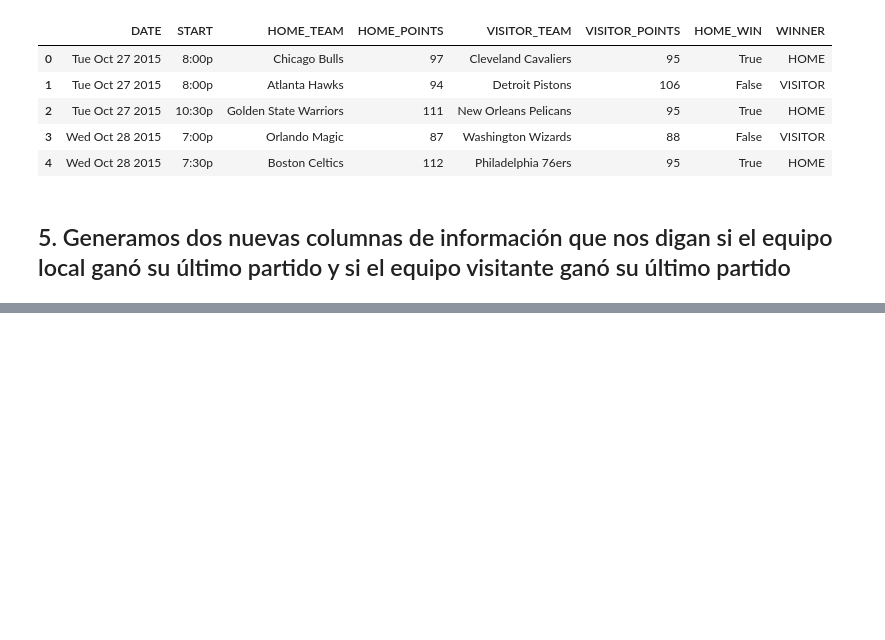
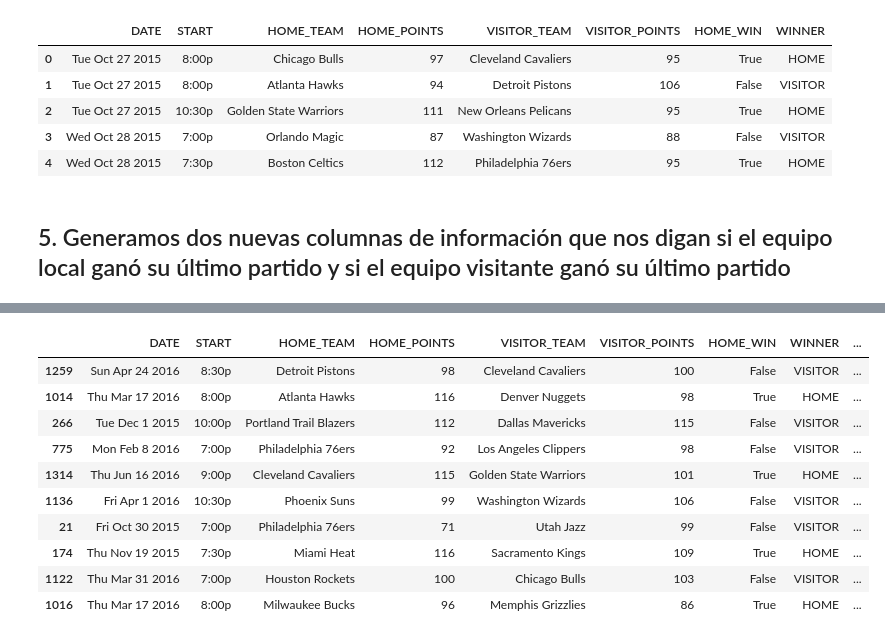
Before and after one commit to dragonnomada/kryteria-deep-learning, a Jupyter notebook: notebooks/S301 - Basketball Study.ipynb, the cells around one changed output, grey strips where cells are left out. Drawn from its saved outputs; the diff is of its cells as text; code cells hidden in the pictures; blank space fills up the shorter version.

```diff
--- a/notebooks/S301 - Basketball Study.ipynb
+++ b/notebooks/S301 - Basketball Study.ipynb
@@ -106,0 +172,14 @@ games[ (games["HOME_TEAM"] == "Chicago Bulls") | (games["VISITOR_TEAM"] == "Chic
+# %%
+games.sample(10)
+# %% [output]
+|  | DATE | START | HOME_TEAM | HOME_POINTS | VISITOR_TEAM | VISITOR_POINTS | HOME_WIN | WINNER | ... |
+| 1259 | Sun Apr 24 2016 | 8:30p | Detroit Pistons | 98 | Cleveland Cavaliers | 100 | False | VISITOR | ... |
+| 1014 | Thu Mar 17 2016 | 8:00p | Atlanta Hawks | 116 | Denver Nuggets | 98 | True | HOME | ... |
+| 266 | Tue Dec 1 2015 | 10:00p | Portland Trail Blazers | 112 | Dallas Mavericks | 115 | False | VISITOR | ... |
+| 775 | Mon Feb 8 2016 | 7:00p | Philadelphia 76ers | 92 | Los Angeles Clippers | 98 | False | VISITOR | ... |
+| 1314 | Thu Jun 16 2016 | 9:00p | Cleveland Cavaliers | 115 | Golden State Warriors | 101 | True | HOME | ... |
+| 1136 | Fri Apr 1 2016 | 10:30p | Phoenix Suns | 99 | Washington Wizards | 106 | False | VISITOR | ... |
+| 21 | Fri Oct 30 2015 | 7:00p | Philadelphia 76ers | 71 | Utah Jazz | 99 | False | VISITOR | ... |
+| 174 | Thu Nov 19 2015 | 7:30p | Miami Heat | 116 | Sacramento Kings | 109 | True | HOME | ... |
+| 1122 | Thu Mar 31 2016 | 7:00p | Houston Rockets | 100 | Chicago Bulls | 103 | False | VISITOR | ... |
+| 1016 | Thu Mar 17 2016 | 8:00p | Milwaukee Bucks | 96 | Memphis Grizzlies | 86 | True | HOME | ... |
```
Also changed, not shown: parts of 24 cells of this notebook, 1 other file.
